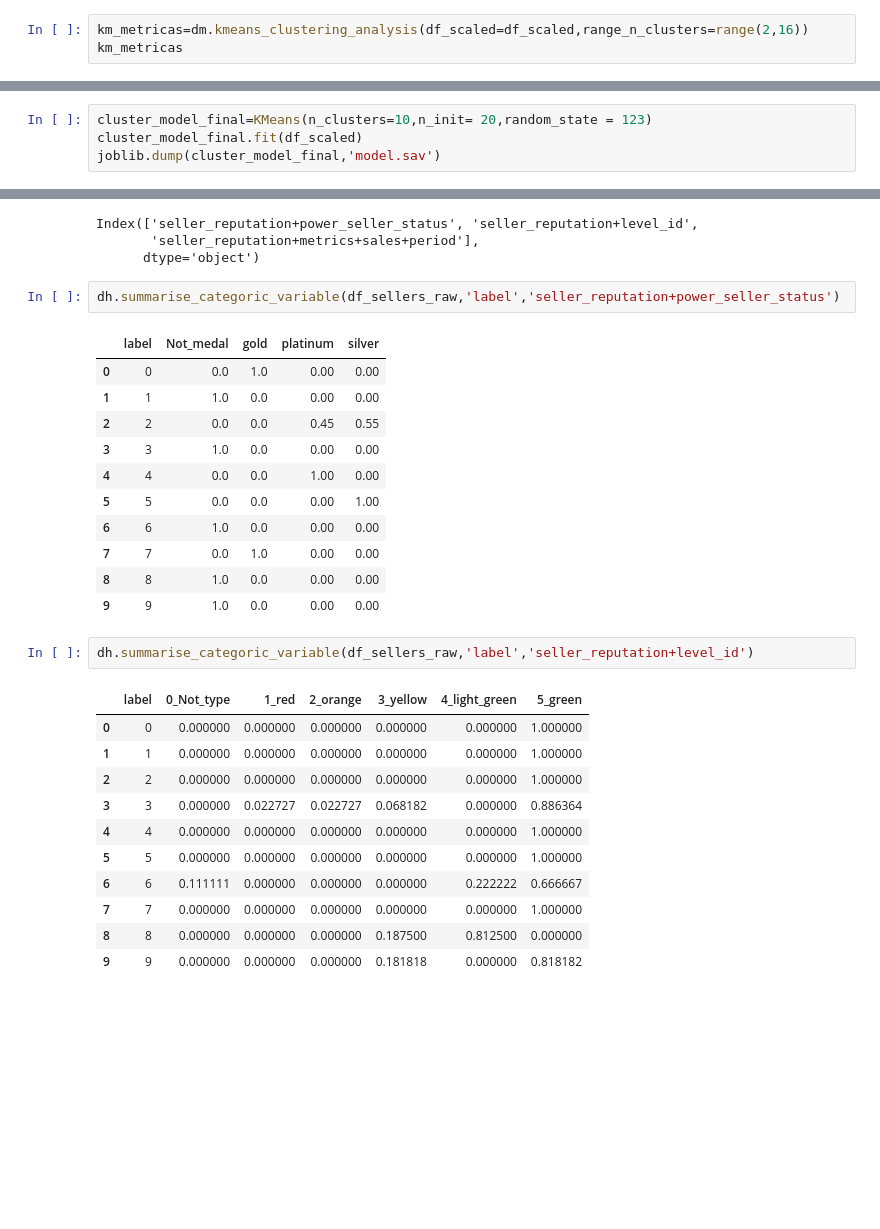
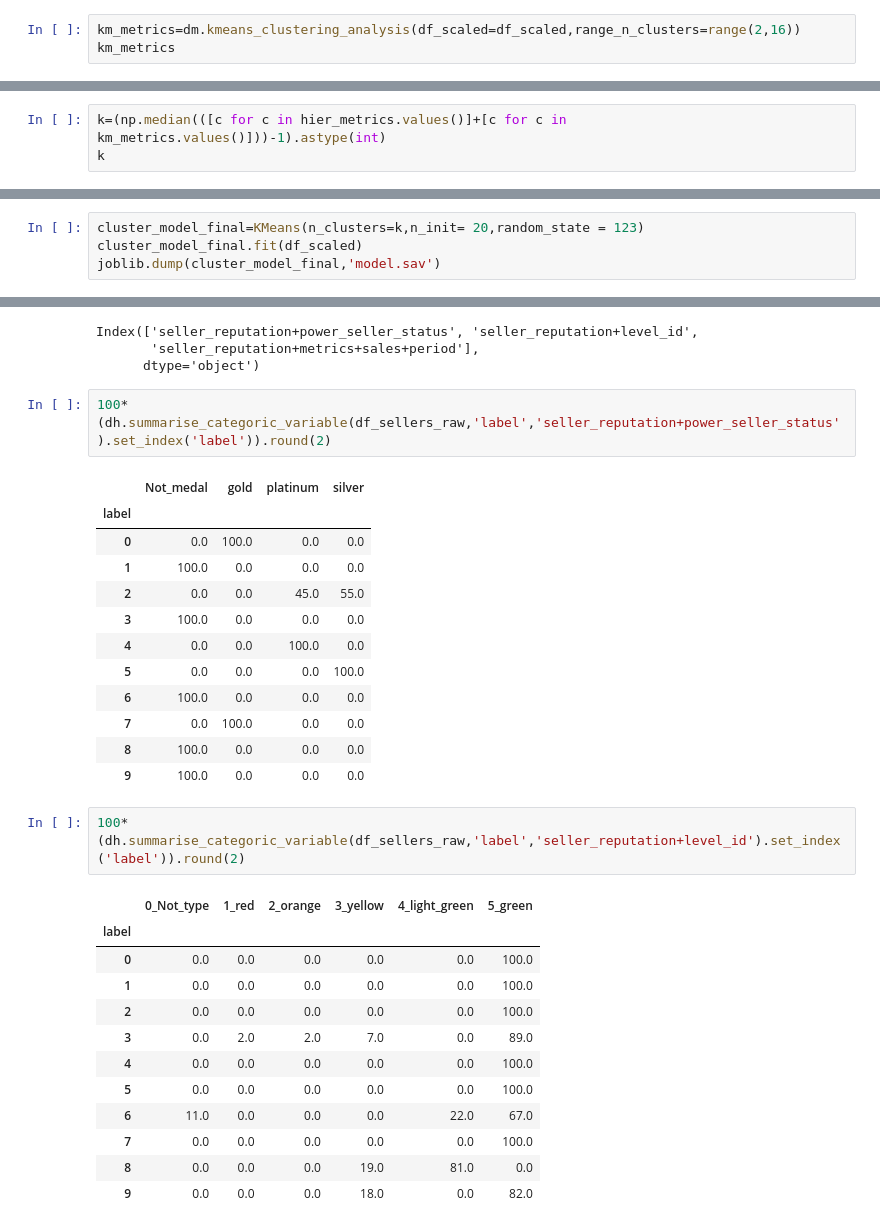
Before and after one commit to ccparra/MELI, a Jupyter notebook: MELI.ipynb, the cells around one changed output, grey strips where cells are left out. Cells and saved outputs as stored; diff of their text form; blank space fills up the shorter version.

```diff
--- a/MELI.ipynb
+++ b/MELI.ipynb
@@ -269,8 +291,8 @@ df_scaled.head()
 | 8019088 | 1.000000 | 0.02 | 0.0 | 0.003923 | 1.0 | 0.014286 | 0.062220 | ... |
 5 rows × 31 columns
 # %%
-km_metricas=dm.kmeans_clustering_analysis(df_scaled=df_scaled,range_n_clusters=range(2,16))
-km_metricas
+km_metrics=dm.kmeans_clustering_analysis(df_scaled=df_scaled,range_n_clusters=range(2,16))
+km_metrics
 # %% [output]
 {'elbow': 7,
  'silhoutte': 15,
@@ -312,3 +333,6 @@ plt.tight_layout()
 plt.show()
 # %% [output]
 [figure]
+# %%
+k=(np.median(([c for c in hier_metrics.values()]+[c for c in km_metrics.values()]))-1).astype(int)
+k
@@ -315,5 +341,5 @@ plt.show()
 # %%
-cluster_model_final=KMeans(n_clusters=10,n_init= 20,random_state = 123)
+cluster_model_final=KMeans(n_clusters=k,n_init= 20,random_state = 123)
 cluster_model_final.fit(df_scaled)
 joblib.dump(cluster_model_final,'model.sav')
 # %% [output]
@@ -368,31 +426,33 @@ Index(['seller_reputation+power_seller_status', 'seller_reputation+level_id',
        'seller_reputation+metrics+sales+period'],
       dtype='object')
 # %%
-dh.summarise_categoric_variable(df_sellers_raw,'label','seller_reputation+power_seller_status')
+100*(dh.summarise_categoric_variable(df_sellers_raw,'label','seller_reputation+power_seller_status').set_index('label')).round(2)
 # %% [output]
-|  | label | Not_medal | gold | platinum | silver |
-| 0 | 0 | 0.0 | 1.0 | 0.00 | 0.00 |
-| 1 | 1 | 1.0 | 0.0 | 0.00 | 0.00 |
-| 2 | 2 | 0.0 | 0.0 | 0.45 | 0.55 |
-| 3 | 3 | 1.0 | 0.0 | 0.00 | 0.00 |
-| 4 | 4 | 0.0 | 0.0 | 1.00 | 0.00 |
-| 5 | 5 | 0.0 | 0.0 | 0.00 | 1.00 |
-| 6 | 6 | 1.0 | 0.0 | 0.00 | 0.00 |
-| 7 | 7 | 0.0 | 1.0 | 0.00 | 0.00 |
-| 8 | 8 | 1.0 | 0.0 | 0.00 | 0.00 |
-| 9 | 9 | 1.0 | 0.0 | 0.00 | 0.00 |
+|  | Not_medal | gold | platinum | silver |
+| label |  |  |  |  |
+| 0 | 0.0 | 100.0 | 0.0 | 0.0 |
+| 1 | 100.0 | 0.0 | 0.0 | 0.0 |
+| 2 | 0.0 | 0.0 | 45.0 | 55.0 |
+| 3 | 100.0 | 0.0 | 0.0 | 0.0 |
+| 4 | 0.0 | 0.0 | 100.0 | 0.0 |
+| 5 | 0.0 | 0.0 | 0.0 | 100.0 |
+| 6 | 100.0 | 0.0 | 0.0 | 0.0 |
+| 7 | 0.0 | 100.0 | 0.0 | 0.0 |
+| 8 | 100.0 | 0.0 | 0.0 | 0.0 |
+| 9 | 100.0 | 0.0 | 0.0 | 0.0 |
 # %%
-dh.summarise_categoric_variable(df_sellers_raw,'label','seller_reputation+level_id')
+100*(dh.summarise_categoric_variable(df_sellers_raw,'label','seller_reputation+level_id').set_index('label')).round(2)
 # %% [output]
-|  | label | 0_Not_type | 1_red | 2_orange | 3_yellow | 4_light_green | 5_green |
-| 0 | 0 | 0.000000 | 0.000000 | 0.000000 | 0.000000 | 0.000000 | 1.000000 |
-| 1 | 1 | 0.000000 | 0.000000 | 0.000000 | 0.000000 | 0.000000 | 1.000000 |
-| 2 | 2 | 0.000000 | 0.000000 | 0.000000 | 0.000000 | 0.000000 | 1.000000 |
-| 3 | 3 | 0.000000 | 0.022727 | 0.022727 | 0.068182 | 0.000000 | 0.886364 |
-| 4 | 4 | 0.000000 | 0.000000 | 0.000000 | 0.000000 | 0.000000 | 1.000000 |
-| 5 | 5 | 0.000000 | 0.000000 | 0.000000 | 0.000000 | 0.000000 | 1.000000 |
-| 6 | 6 | 0.111111 | 0.000000 | 0.000000 | 0.000000 | 0.222222 | 0.666667 |
-| 7 | 7 | 0.000000 | 0.000000 | 0.000000 | 0.000000 | 0.000000 | 1.000000 |
-| 8 | 8 | 0.000000 | 0.000000 | 0.000000 | 0.187500 | 0.812500 | 0.000000 |
-| 9 | 9 | 0.000000 | 0.000000 | 0.000000 | 0.181818 | 0.000000 | 0.818182 |
+|  | 0_Not_type | 1_red | 2_orange | 3_yellow | 4_light_green | 5_green |
+| label |  |  |  |  |  |  |
+| 0 | 0.0 | 0.0 | 0.0 | 0.0 | 0.0 | 100.0 |
+| 1 | 0.0 | 0.0 | 0.0 | 0.0 | 0.0 | 100.0 |
+| 2 | 0.0 | 0.0 | 0.0 | 0.0 | 0.0 | 100.0 |
+| 3 | 0.0 | 2.0 | 2.0 | 7.0 | 0.0 | 89.0 |
+| 4 | 0.0 | 0.0 | 0.0 | 0.0 | 0.0 | 100.0 |
+| 5 | 0.0 | 0.0 | 0.0 | 0.0 | 0.0 | 100.0 |
+| 6 | 11.0 | 0.0 | 0.0 | 0.0 | 22.0 | 67.0 |
+| 7 | 0.0 | 0.0 | 0.0 | 0.0 | 0.0 | 100.0 |
+| 8 | 0.0 | 0.0 | 0.0 | 19.0 | 81.0 | 0.0 |
+| 9 | 0.0 | 0.0 | 0.0 | 18.0 | 0.0 | 82.0 |
 # %%
```
Also changed, not shown: parts of 18 cells of this notebook, 3 other files.
